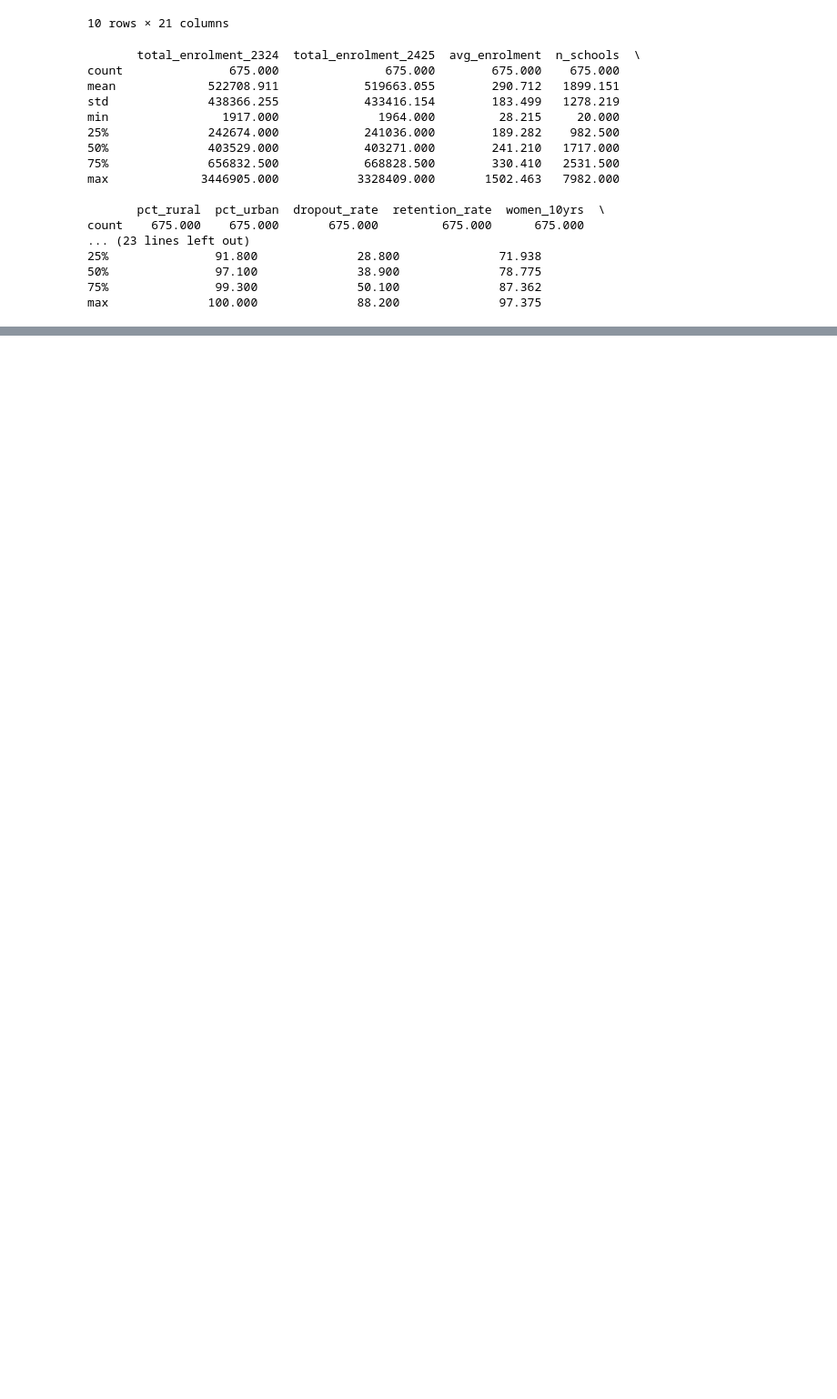
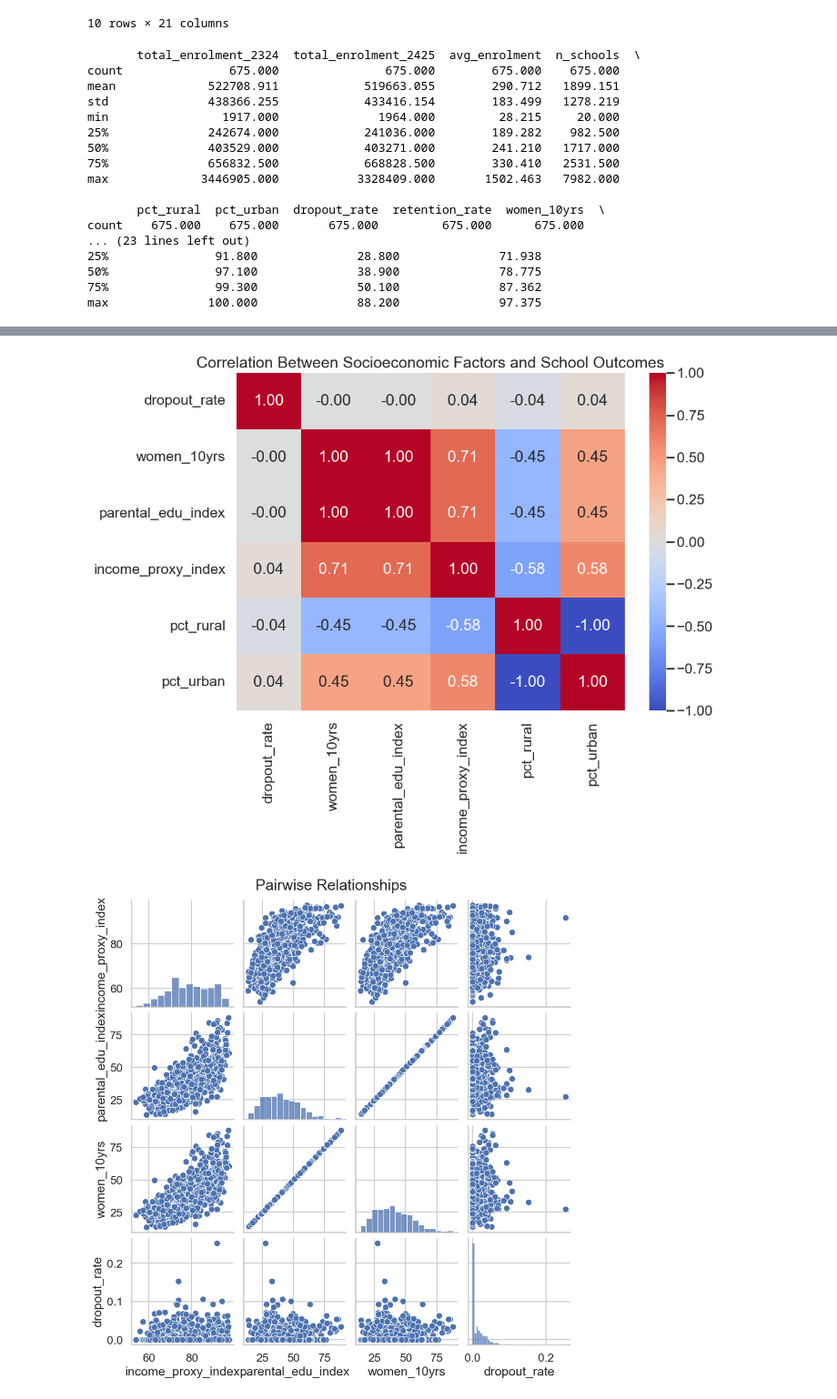
Before and after one commit to exoexo-1/Datathon---Data-analysis-hackathon, a Jupyter notebook: data analysis parental and household.ipynb, the cells around one changed output, grey strips where cells are left out. Shown at 91% size. Cells and saved outputs as stored; diff of their text form; code cells hidden in the pictures; blank space fills up the shorter version.

```diff
--- a/data analysis parental and household.ipynb
+++ b/data analysis parental and household.ipynb
@@ -769,3 +731,17 @@ Name: dropout_rate, dtype: float64
 🧠 Analytical Insights:
 
 ✅ Contextual Note: Variables like n_schools and pct_urban should be treated as supply-side controls, not primary SES indicators.
+# %%
+# Correlation matrix
+plt.figure(figsize=(10, 7))
+sns.heatmap(model_df.corr(), annot=True, fmt=".2f", cmap="coolwarm")
+plt.title("Correlation Between Socioeconomic Factors and School Outcomes")
+plt.show()
+
+# Pairplot for top correlated variables
+sns.pairplot(model_df[['income_proxy_index', 'parental_edu_index','women_10yrs', 'dropout_rate']])
+plt.suptitle("Pairwise Relationships", y=1.02)
+plt.show()
+# %% [output]
+[figure, added]
+[figure, added]
```
Also changed, not shown: parts of 8 cells of this notebook.
